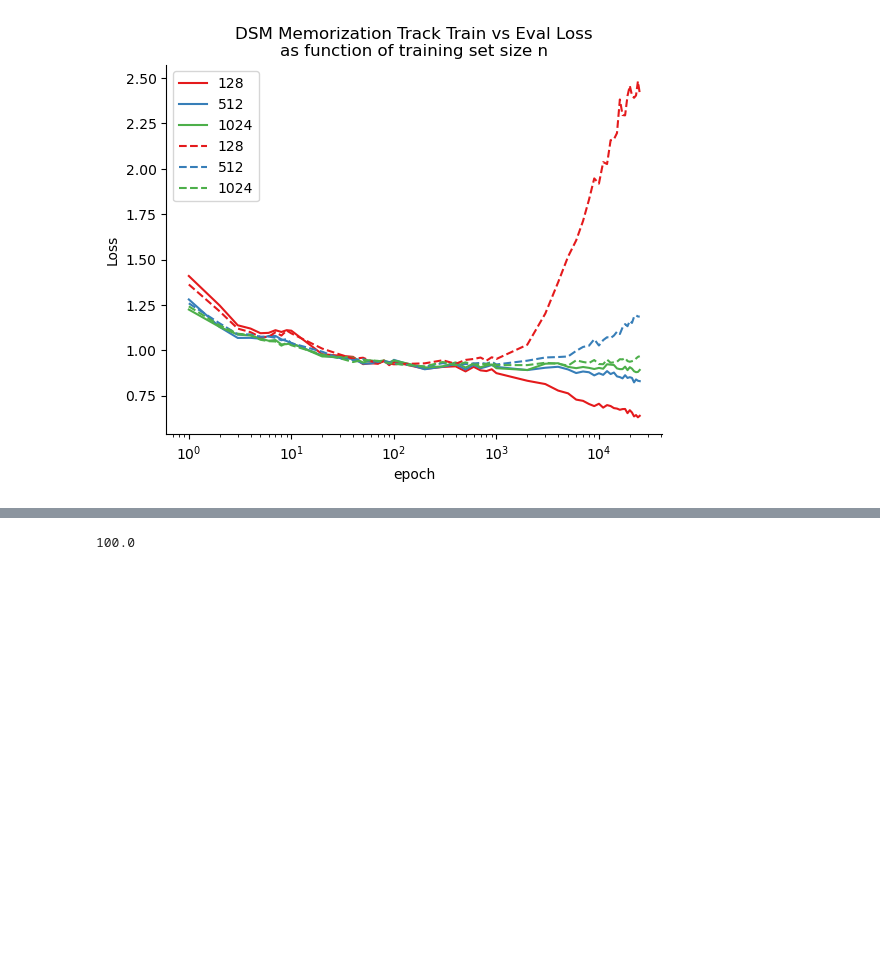
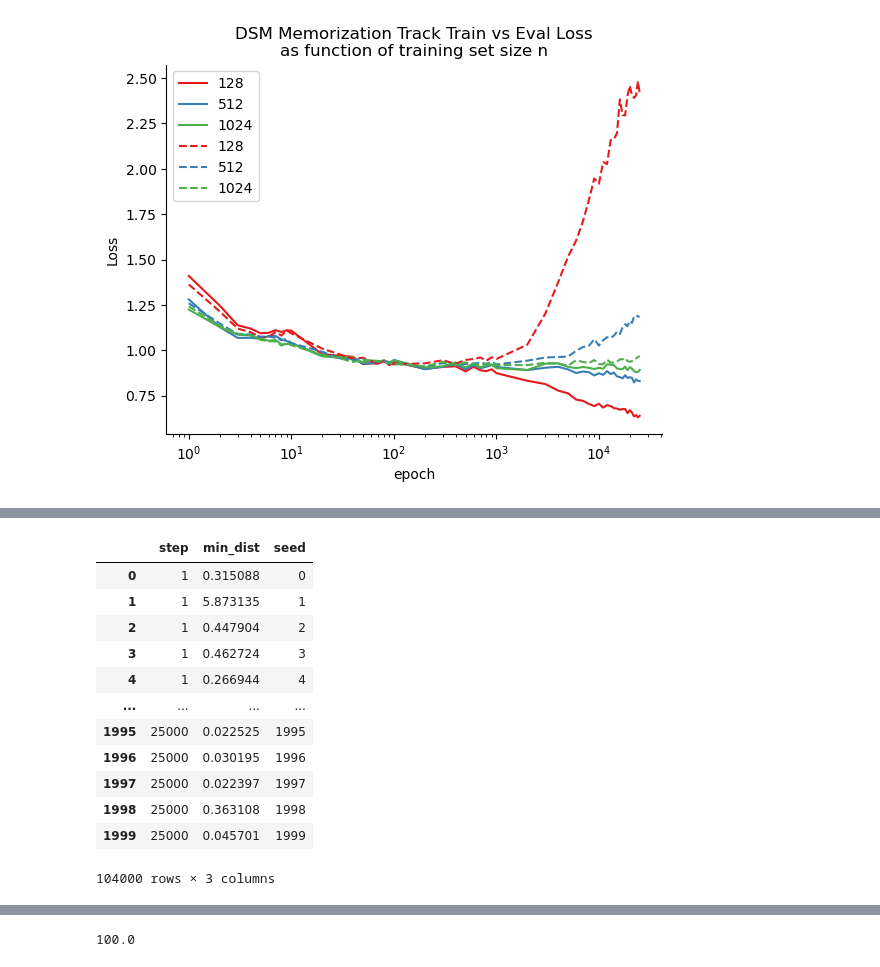
Before and after one commit to Animadversio/DiffusionMemorizationPhaseTrans, a Jupyter notebook: notebook/20260110_DSM_memorization_track.ipynb, the cells around one changed output, grey strips where cells are left out. Cells and saved outputs as stored; diff of their text form; code cells hidden in the pictures; blank space fills up the shorter version.

```diff
--- a/notebook/20260110_DSM_memorization_track.ipynb
+++ b/notebook/20260110_DSM_memorization_track.ipynb
@@ -450,0 +553,16 @@ plt.show()
+# %%
+min_dist_col
+# %% [output]
+|  | step | min_dist | seed |
+| 0 | 1 | 0.315088 | 0 |
+| 1 | 1 | 5.873135 | 1 |
+| 2 | 1 | 0.447904 | 2 |
+| 3 | 1 | 0.462724 | 3 |
+| 4 | 1 | 0.266944 | 4 |
+| ... | ... | ... | ... |
+| 1995 | 25000 | 0.022525 | 1995 |
+| 1996 | 25000 | 0.030195 | 1996 |
+| 1997 | 25000 | 0.022397 | 1997 |
+| 1998 | 25000 | 0.363108 | 1998 |
+| 1999 | 25000 | 0.045701 | 1999 |
+104000 rows × 3 columns
```
Also changed, not shown: parts of 21 cells of this notebook.
